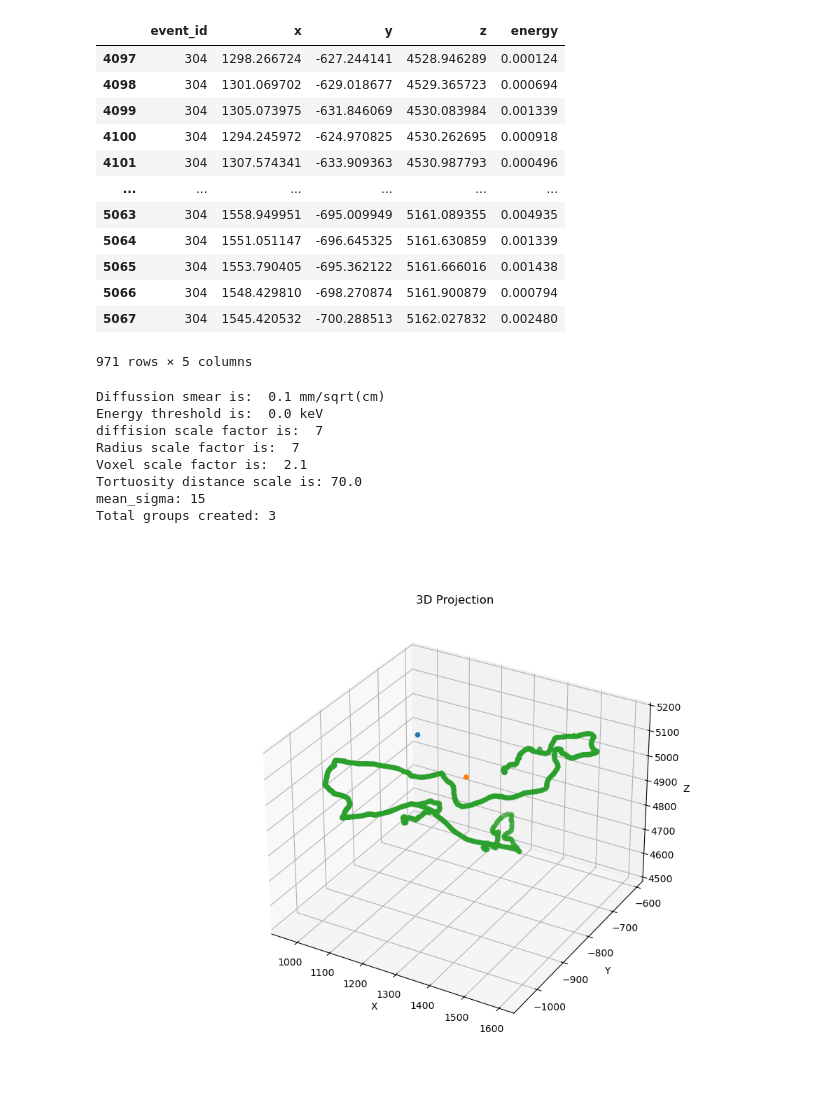
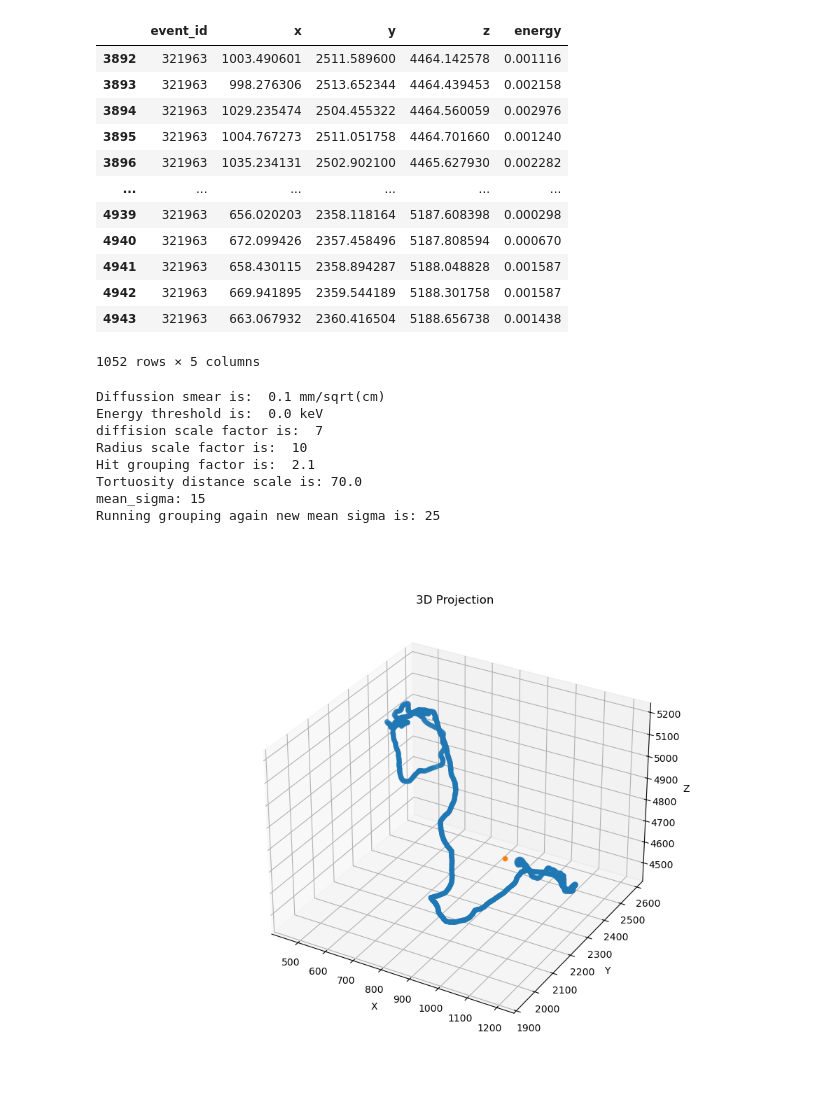
Before and after one commit to kvjmistry/ATPC, a Jupyter notebook: notebooks/TrackBuilding.ipynb, the cells around one changed output. Saved outputs shown, nothing was run; the diff lists cells and outputs as text; code cells hidden in the pictures.

```diff
--- a/notebooks/TrackBuilding.ipynb
+++ b/notebooks/TrackBuilding.ipynb
@@ -17,8 +17,8 @@ pd.options.mode.chained_assignment = None  # Disable the warning
 pressure=1
 diffusion="nodiff"
 
-hits = pd.read_hdf("../data/ATPC_0nubb/ATPC_0nubb_1bar_smear_1.h5", "MC/hits")
-# hits = pd.read_hdf("../data/ATPC_0nubb/ATPC_0nubb_1bar_smear_2638.h5", "MC/hits")
+# hits = pd.read_hdf("../data/ATPC_0nubb/ATPC_0nubb_1bar_smear_1.h5", "MC/hits")
+hits = pd.read_hdf("../data/ATPC_0nubb/ATPC_0nubb_1bar_EFilt_smear_2638.h5", "MC/hits")
 # hits = pd.read_hdf("../data/TrackReco/ATPC_Bi_1bar_nexus_filtered.h5", "MC/hits"); hits["z"] = hits["z"]+3000
 
 # hits = pd.read_hdf("../data/ATPC_Tl/ATPC_Tl_1bar_smear_1.h5", "MC/hits")
@@ -64,81 +67,66 @@ data = data[['event_id', 'x', 'y', 'z',"energy"]]
 
 
 # Apply grouping
-Diff_smear, energy_threshold, diff_scale_factor, radius_sf, voxel_sf, Tortuosity_dist = InitializeParams(pressure, diffusion)
+Diff_smear, energy_threshold, diff_scale_factor, radius_sf, group_sf, Tortuosity_dist = InitializeParams(pressure, diffusion)
 
 print("Diffussion smear is: ",        Diff_smear,            "mm/sqrt(cm)")
 print("Energy threshold is: ",        1000*energy_threshold, "keV")
 print("diffision scale factor is: ",  diff_scale_factor)
 print("Radius scale factor is: ",     radius_sf)
-print("Voxel scale factor is: ",      voxel_sf)
+print("Hit grouping factor is: ",     group_sf)
 print("Tortuosity distance scale is:", Tortuosity_dist)
 
 mean_sigma = round(diff_scale_factor*Diff_smear*np.sqrt(0.1*data.z.mean()))
 print("mean_sigma:", mean_sigma)
 
-# Calculate the detector half-length
-det_size = int(np.cbrt(6000**3/pressure)/2.0)
-
-# This shifts the z pos of the events so 0 is at anode
-z_shift = det_size
-
-zmin=-det_size + z_shift - mean_sigma/2
-xmin=-det_size - mean_sigma/2
-ymin=-det_size - mean_sigma/2
-
 reco_DE_event = data.copy()
 
-# voxel size and parameters
-voxel_size = mean_sigma  # mm
-threshold = voxel_size*voxel_sf
+mean_sigma_group = round(group_sf*Diff_smear*np.sqrt(0.1*data.z.mean()))
+data = GroupHits(reco_DE_event, mean_sigma_group)
 
-data = GroupHits(reco_DE_event, xmin, ymin, zmin, voxel_size, threshold)
-
-# If we have too many groups then bump up the voxel size since the track was broken too much
 if (len(data.group_id.unique()) > 10):
-    print("Running grouping again")
-    data = GroupHits(reco_DE_event, xmin, ymin, zmin, voxel_size, voxel_size*(voxel_sf+1))
-
+    print("Running grouping again new mean sigma is:", mean_sigma_group*5)
+    data = GroupHits(reco_DE_event, mean_sigma_group*5)
 
 # Apply energy threshold and redistribute energy
 data = CutandRedistibuteEnergy(data, energy_threshold)
 
 fig = plt.figure(figsize=(10, 8))
 ax = fig.add_subplot(111, projection='3d')
 
 for gid in sorted(data.group_id.unique()):
     temp_df = data[data.group_id == gid]
     ax.scatter(temp_df['x'], temp_df['y'], temp_df['z'], marker='o')
 
 
 ax.set_xlabel('X')
 ax.set_ylabel('Y')
 ax.set_zlabel('Z')
 ax.set_title('3D Projection')
 plt.show()
 # %% [output]
 |  | event_id | x | y | z | energy |
-| 4097 | 304 | 1298.266724 | -627.244141 | 4528.946289 | 0.000124 |
-| 4098 | 304 | 1301.069702 | -629.018677 | 4529.365723 | 0.000694 |
-| 4099 | 304 | 1305.073975 | -631.846069 | 4530.083984 | 0.001339 |
-| 4100 | 304 | 1294.245972 | -624.970825 | 4530.262695 | 0.000918 |
-| 4101 | 304 | 1307.574341 | -633.909363 | 4530.987793 | 0.000496 |
+| 3892 | 321963 | 1003.490601 | 2511.589600 | 4464.142578 | 0.001116 |
+| 3893 | 321963 | 998.276306 | 2513.652344 | 4464.439453 | 0.002158 |
+| 3894 | 321963 | 1029.235474 | 2504.455322 | 4464.560059 | 0.002976 |
+| 3895 | 321963 | 1004.767273 | 2511.051758 | 4464.701660 | 0.001240 |
+| 3896 | 321963 | 1035.234131 | 2502.902100 | 4465.627930 | 0.002282 |
 | ... | ... | ... | ... | ... | ... |
-| 5063 | 304 | 1558.949951 | -695.009949 | 5161.089355 | 0.004935 |
-| 5064 | 304 | 1551.051147 | -696.645325 | 5161.630859 | 0.001339 |
-| 5065 | 304 | 1553.790405 | -695.362122 | 5161.666016 | 0.001438 |
-| 5066 | 304 | 1548.429810 | -698.270874 | 5161.900879 | 0.000794 |
-| 5067 | 304 | 1545.420532 | -700.288513 | 5162.027832 | 0.002480 |
+| 4939 | 321963 | 656.020203 | 2358.118164 | 5187.608398 | 0.000298 |
+| 4940 | 321963 | 672.099426 | 2357.458496 | 5187.808594 | 0.000670 |
+| 4941 | 321963 | 658.430115 | 2358.894287 | 5188.048828 | 0.001587 |
+| 4942 | 321963 | 669.941895 | 2359.544189 | 5188.301758 | 0.001587 |
+| 4943 | 321963 | 663.067932 | 2360.416504 | 5188.656738 | 0.001438 |
-971 rows × 5 columns
+1052 rows × 5 columns
 Diffussion smear is:  0.1 mm/sqrt(cm)
 Energy threshold is:  0.0 keV
 diffision scale factor is:  7
-Radius scale factor is:  7
-Voxel scale factor is:  2.1
+Radius scale factor is:  10
+Hit grouping factor is:  2.1
 Tortuosity distance scale is: 70.0
 mean_sigma: 15
-Total groups created: 3
+Running grouping again new mean sigma is: 25
-[figure, old version]
+[figure, new version]
 # %%
 
 
```
Also changed, not shown: parts of 13 cells of this notebook, 3 other files.
